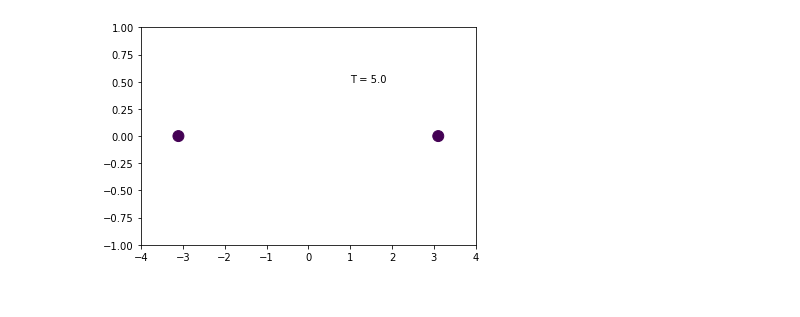
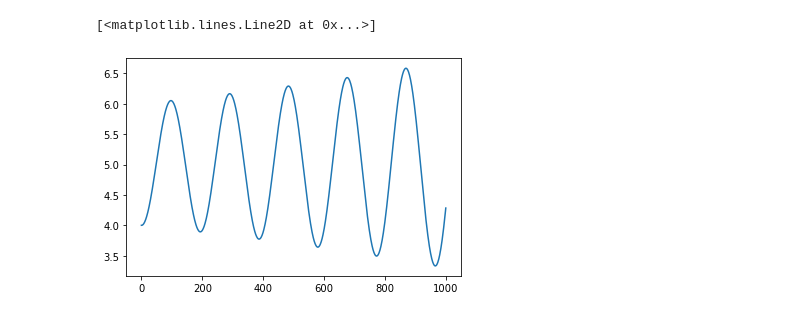
Before and after one commit to jesperswillem/teaching, a Jupyter notebook: velocity-verlet.ipynb, the cells around one changed output. Saved outputs shown, nothing was run; the diff lists cells and outputs as text; code cells hidden in the pictures.

```diff
--- a/velocity-verlet.ipynb
+++ b/velocity-verlet.ipynb
@@ -3,16 +6,21 @@ current_positions = [-2,2] #positions of the particles
 current_forces = [0,0] #starting forces on the particles
 velocities = [0,0]
 forces = [0,0]
-mass = [1,1]
+mass = [16,1]
 
 new_positions = [0,0]
 new_forces = [0,0]
 
 save_positions = []
 
+#iterations = 10000
+#timestep = 0.005
+# this works
+timestep = .001
+# this not
+timestep = 0.01
+
 iterations = 1000
-timestep = 0.005
-
 
 for i in range(iterations):
 
@@ -49,24 +57,10 @@ for i in range(iterations):
   #Set the new positions
   for j in range(len(current_positions)):
     current_positions[j]=new_positions[j]
-
-
-#Plot the evolution of the particle position and create a gif
-
-from matplotlib import pyplot as plt
-from celluloid import Camera
-
-fig = plt.figure()
-plt.xlim([-4, 4])
-plt.ylim([-1,1])
-camera = Camera(fig)
-for i in range(len(save_positions)):
-    plt.scatter(save_positions[i],[0]*len(current_positions), s=120, c=[1]*len(current_positions))
-    text = "T = " + str(round(timestep*i,2))
-    plt.text(1, 0.5, text, ha='left',wrap=False)
-    #camera.snap()
-
-#animation = camera.animate()
-animation.save('spring_gif.gif', writer = 'pillow', fps=40)
-# %% [output]
-[figure, removed]
+# %%
+np.array(save_positions)
+dist = np.diff(save_positions)
+plt.plot(dist)
+# %% [output]
+[<matplotlib.lines.Line2D at 0x...>]
+[figure, added]
```
Also changed, not shown: parts of 3 cells of this notebook, 1 other file.
